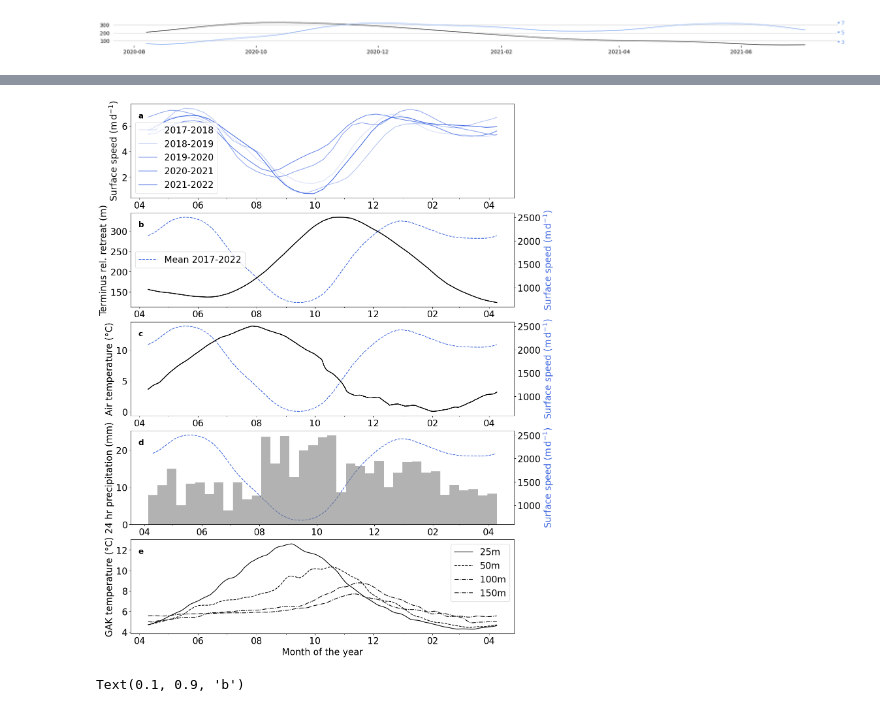
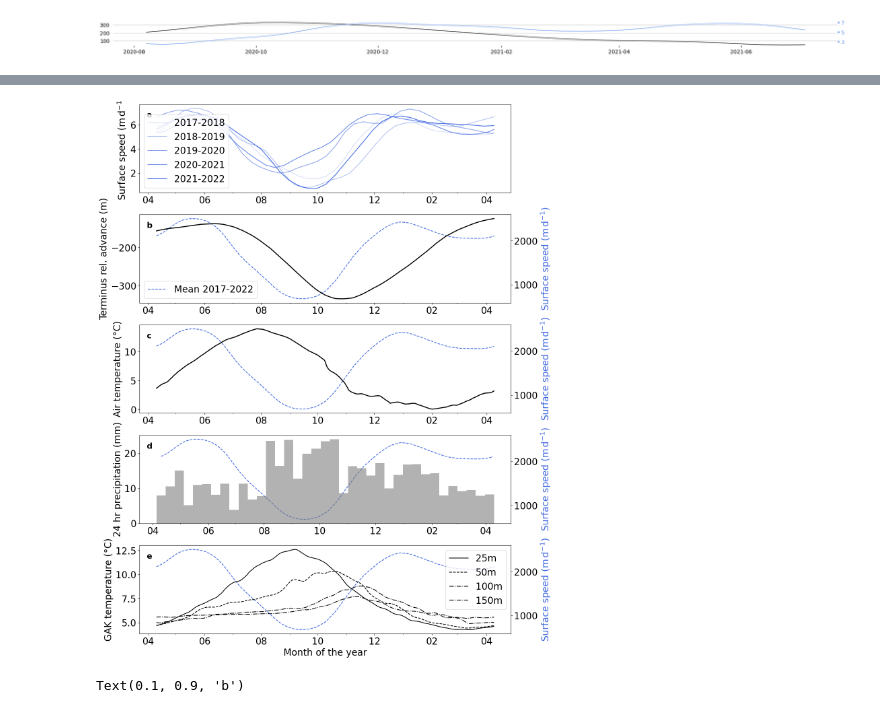
Before and after one commit to pohlan/Hubbard2024, a Jupyter notebook: make_paper_figures/vel_terminus_temps_avg_year.ipynb, the cells around one changed output, grey strips where cells are left out. Cells and saved outputs as stored; diff of their text form; code cells hidden in the pictures.

```diff
--- a/make_paper_figures/vel_terminus_temps_avg_year.ipynb
+++ b/make_paper_figures/vel_terminus_temps_avg_year.ipynb
@@ -353,5 +344,0 @@ fig.savefig("long_plot.svg", dpi=1630, transparent=True)
-# %%
-fig, ax = plt.subplots(1, constrained_layout=True, figsize=(50,5))
-ax.plot(df_full_years.Date[id_yr], df_full_years["terminus"][id_yr], color="black", lw=4)
-ax.set_aspect(0.1)
-secax = ax.twinx()
@@ -387,7 +357,7 @@ def format_ax(ax, panel, plot_vel=True, draw_legend=False):
         ax.set_zorder(secax.get_zorder()+1)
         ax.set_frame_on(False)                      # see https://matplotlib.org/stable/gallery/text_labels_and_annotations/date.html
         if draw_legend:
-            secax.legend(loc="center left")
+            secax.legend(loc="lower left")
     ax.annotate(panel, (0.02,0.85), xycoords='axes fraction', fontweight='bold', fontsize=fs-3)
 
 # can replace df_avyr by df_all to only average over sections and not year
@@ -404,36 +374,37 @@ for ii in range(1, 6):
     id_yr = np.where((df_full_years.Date >= yr0) & (df_full_years.Date < yrend))[0]
     ax[i].plot(df_avyr.Date, df_full_years["velocity"][id_yr] / 365, color="royalblue", alpha=alphas[ii-1], label=str(yr0.year)+"-"+str(yr0.year+1))
     ax[i].set_ylabel(r"Surface speed ($\mathrm{m\,d^{-1}}$)")
     ax[i].legend()
 format_ax(ax[i], "a", plot_vel=False)
 
 # Terminus position
 i = 1
-ax[i].plot(df_avyr["Date"], df_avyr.terminus, color="black", lw=2); ax[i].set_ylabel("Terminus rel. retreat (m)")
+ax[i].plot(df_avyr["Date"], -df_avyr.terminus, color="black", lw=2); ax[i].set_ylabel("Terminus rel. advance (m)")
 format_ax(ax[i], "b", draw_legend=True)
 
 # Air temperature
 i = 2
 ax[i].plot(df_avyr["Date"], df_avyr.AirTempC_Yakutat_smooth, color="black", lw=2); ax[i].set_ylabel("Air temperature (°C)")
 format_ax(ax[i], "c")
 
 # Precipitation
 i = 3
 ax[i].bar(df_sum.index, df_sum.Precip_Yakutat *1000, width=dt.timedelta(days=dt_resample), color="grey", alpha=0.6, linewidth=0); ax[i].set_ylabel("24 hr precipitation (mm)")
 format_ax(ax[i], "d")
 
 # GAK temperatures
 i = -1
 stls = ["-", "--", "-.", "-.", "."]
 for (n,col) in enumerate(df_all.filter(like="Temperature [deg C] @", axis=1)):
     ax[i].plot(df_avyr["Date"], df_avyr[col], stls[n], label=col.split(" ")[-1], color="black"); ax[i].set_ylabel("GAK temperature (°C)")
     ax[i].legend()
     ax[i].set_xlabel("Month of the year")
-format_ax(ax[i], "e", False)
+format_ax(ax[i], "e")
 
+fig.tight_layout(pad=1)
 fig.savefig("four-panel-yearly.jpg")
 # %% [output]
-[figure, old version]
+[figure, new version]
 # %%
 d_ofyear    =  [di.timetuple().tm_yday for di in df_all["Date"] ]   # day of the year
 plt.scatter(df_all.terminus, df_all.velocity, 1, d_ofyear, cmap="YlGnBu")
```
Also changed, not shown: parts of 7 cells of this notebook, 3 other files.
